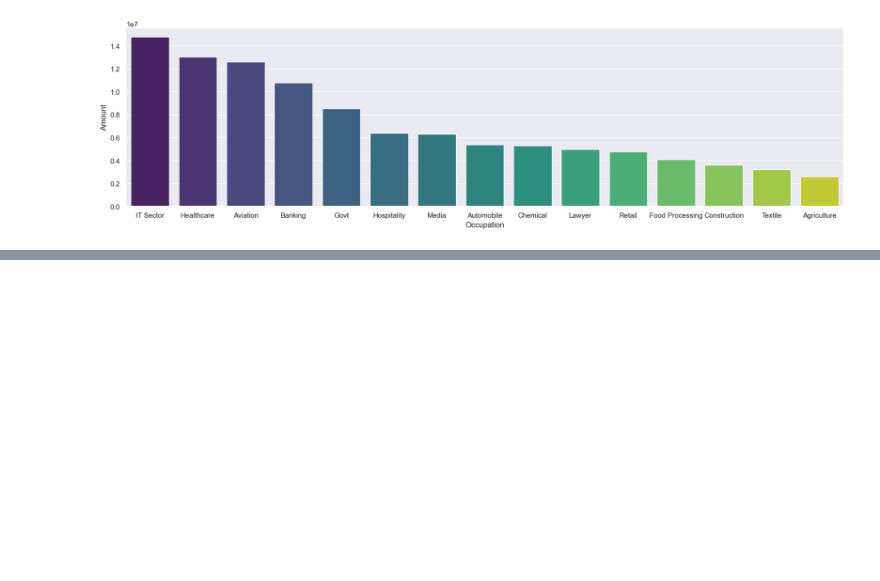
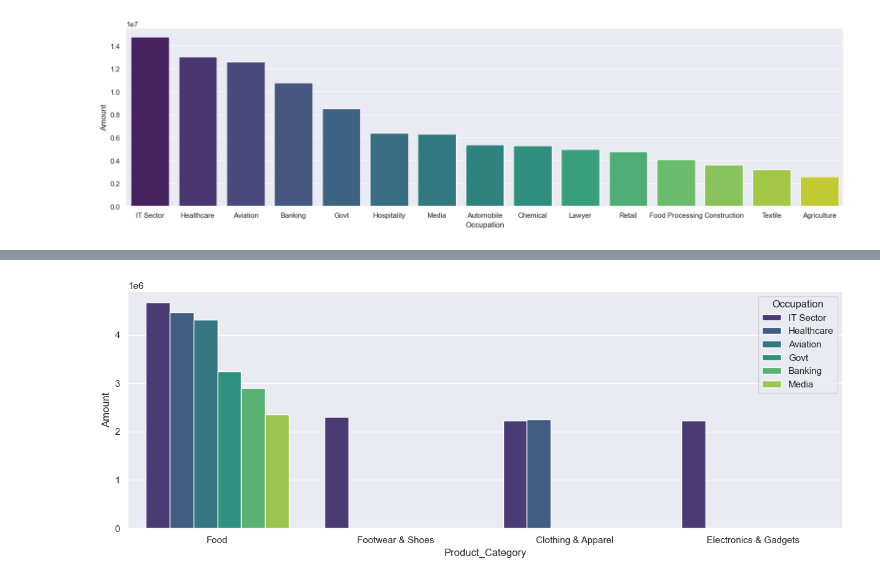
Before and after one commit to AshaKumari34/Diwali_sales, a Jupyter notebook: data vs.ipynb, the cells around one changed output, grey strips where cells are left out. Cells and saved outputs as stored; diff of their text form; code cells hidden in the pictures; blank space fills up the shorter version.

```diff
--- a/data vs.ipynb
+++ b/data vs.ipynb
@@ -331,0 +342,9 @@ Passing `palette` without assigning `hue` is deprecated and will be removed in v
+# %%
+
+product_sales=df.groupby(['Product_Category','Occupation'],as_index=False)['Amount'].sum().sort_values(by='Amount',ascending=False).head(10)
+sns.set({'figure.figsize':(15,5)})
+sns.barplot(data=product_sales,x='Product_Category',y='Amount',hue='Occupation',palette='viridis')
+plt.savefig("images/productvsoccupation.png",dpi=400,bbox_inches='tight')
+plt.show()
+# %% [output]
+[figure, added]
```
Also changed, not shown: parts of 5 cells of this notebook, 1 other file.
